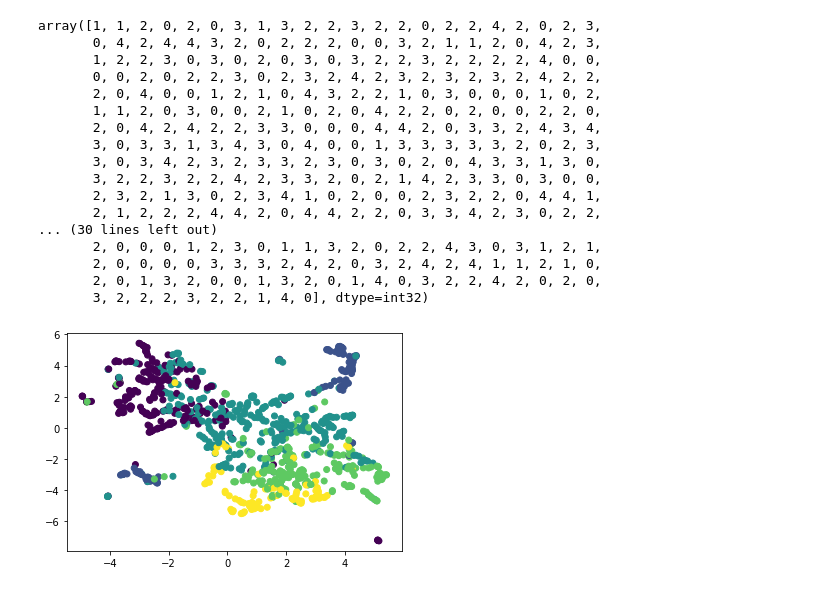
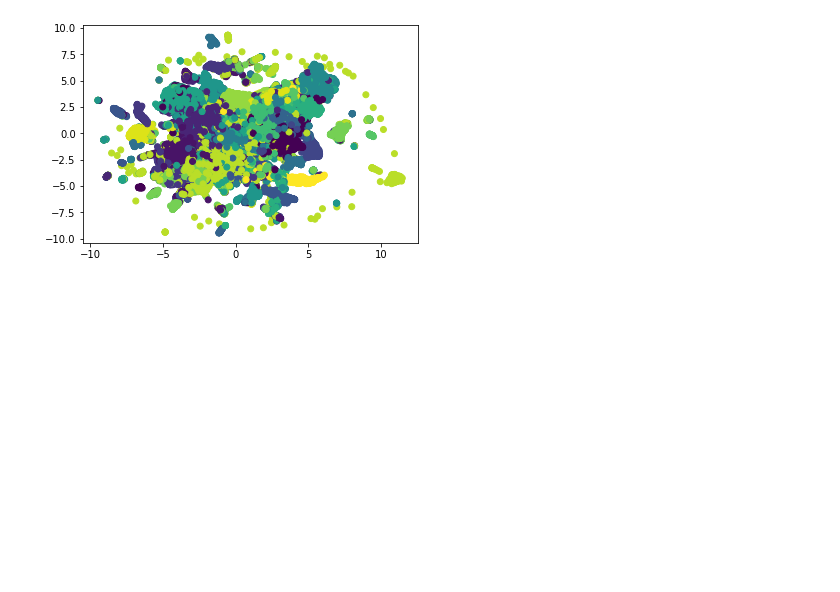
Before and after one commit to HamedHemati/VisualAudioSynchrony, a Jupyter notebook: notebooks/visualize_audio_features.ipynb, the cells around one changed output. Drawn from its saved outputs; the diff is of its cells as text; code cells hidden in the pictures; blank space fills up the shorter version.

```diff
--- a/notebooks/visualize_audio_features.ipynb
+++ b/notebooks/visualize_audio_features.ipynb
@@ -78,29 +78,15 @@ umap_embedding = umap(COUNT=1000)
 # %%
-def pseudo_labels(COUNT=1000, num_clusters=5):
+def pseudo_labels(COUNT, num_clusters):
     features_kmeans = np.array(all_features[:COUNT])
     kmeans = KMeans(n_clusters=num_clusters)
     kmeans.fit(features_kmeans)
     psuedo_labels = kmeans.predict(features_kmeans)
-    plot_scatter_simple(umap_embedding[:COUNT], psuedo_labels[:COUNT])
     return psuedo_labels
-# %%
-pseudo_labels(COUNT=1000, num_clusters=5)
-# %% [output]
-array([1, 1, 2, 0, 2, 0, 3, 1, 3, 2, 2, 3, 2, 2, 0, 2, 2, 4, 2, 0, 2, 3,
-       0, 4, 2, 4, 4, 3, 2, 0, 2, 2, 2, 0, 0, 3, 2, 1, 1, 2, 0, 4, 2, 3,
-       1, 2, 2, 3, 0, 3, 0, 2, 0, 3, 0, 3, 2, 2, 3, 2, 2, 2, 2, 4, 0, 0,
-       0, 0, 2, 0, 2, 2, 3, 0, 2, 3, 2, 4, 2, 3, 2, 3, 2, 3, 2, 4, 2, 2,
-       2, 0, 4, 0, 0, 1, 2, 1, 0, 4, 3, 2, 2, 1, 0, 3, 0, 0, 0, 1, 0, 2,
-       1, 1, 2, 0, 3, 0, 0, 2, 1, 0, 2, 0, 4, 2, 2, 0, 2, 0, 0, 2, 2, 0,
-       2, 0, 4, 2, 4, 2, 2, 3, 3, 0, 0, 0, 4, 4, 2, 0, 3, 3, 2, 4, 3, 4,
-       3, 0, 3, 3, 1, 3, 4, 3, 0, 4, 0, 0, 1, 3, 3, 3, 3, 3, 2, 0, 2, 3,
-       3, 0, 3, 4, 2, 3, 2, 3, 3, 2, 3, 0, 3, 0, 2, 0, 4, 3, 3, 1, 3, 0,
-       3, 2, 2, 3, 2, 2, 4, 2, 3, 3, 2, 0, 2, 1, 4, 2, 3, 3, 0, 3, 0, 0,
-       2, 3, 2, 1, 3, 0, 2, 3, 4, 1, 0, 2, 0, 0, 2, 3, 2, 2, 0, 4, 4, 1,
-       2, 1, 2, 2, 2, 4, 4, 2, 0, 4, 4, 2, 2, 0, 3, 3, 4, 2, 3, 0, 2, 2,
-... (30 lines left out)
-       2, 0, 0, 0, 1, 2, 3, 0, 1, 1, 3, 2, 0, 2, 2, 4, 3, 0, 3, 1, 2, 1,
-       2, 0, 0, 0, 0, 3, 3, 3, 2, 4, 2, 0, 3, 2, 4, 2, 4, 1, 1, 2, 1, 0,
-       2, 0, 1, 3, 2, 0, 0, 1, 3, 2, 0, 1, 4, 0, 3, 2, 2, 4, 2, 0, 2, 0,
-       3, 2, 2, 2, 3, 2, 2, 1, 4, 0], dtype=int32)
-[figure, removed]
+# %%
+psuedo_labels = pseudo_labels(COUNT=50000, num_clusters=20)
+# %%
+COUNT=50000
+plot_scatter_simple(umap_embedding[:COUNT], psuedo_labels[:COUNT])
+# plot_scatter_cid(umap_embedding[:COUNT], psuedo_labels[:COUNT], all_clnames[:COUNT])
+# %% [output]
+[figure, added]
```
Also changed, not shown: parts of 5 cells of this notebook.
